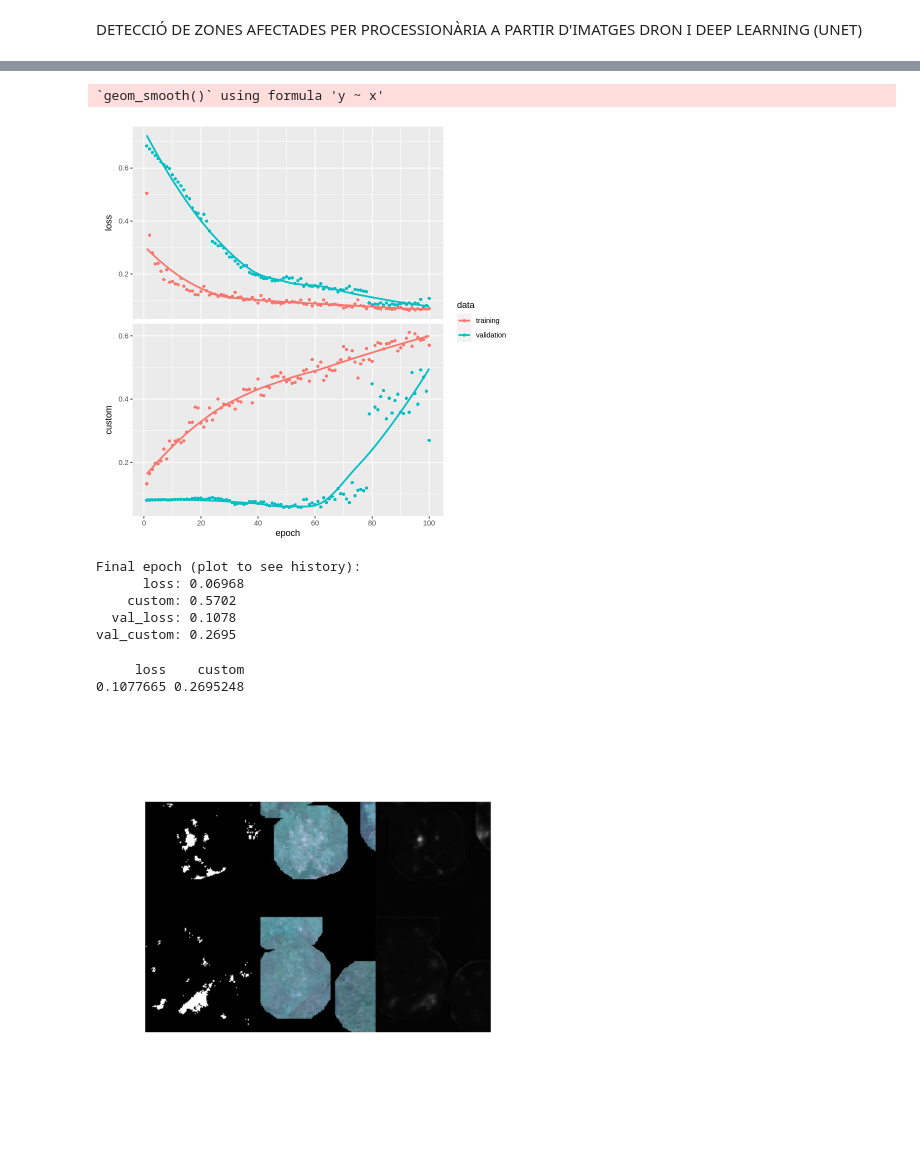
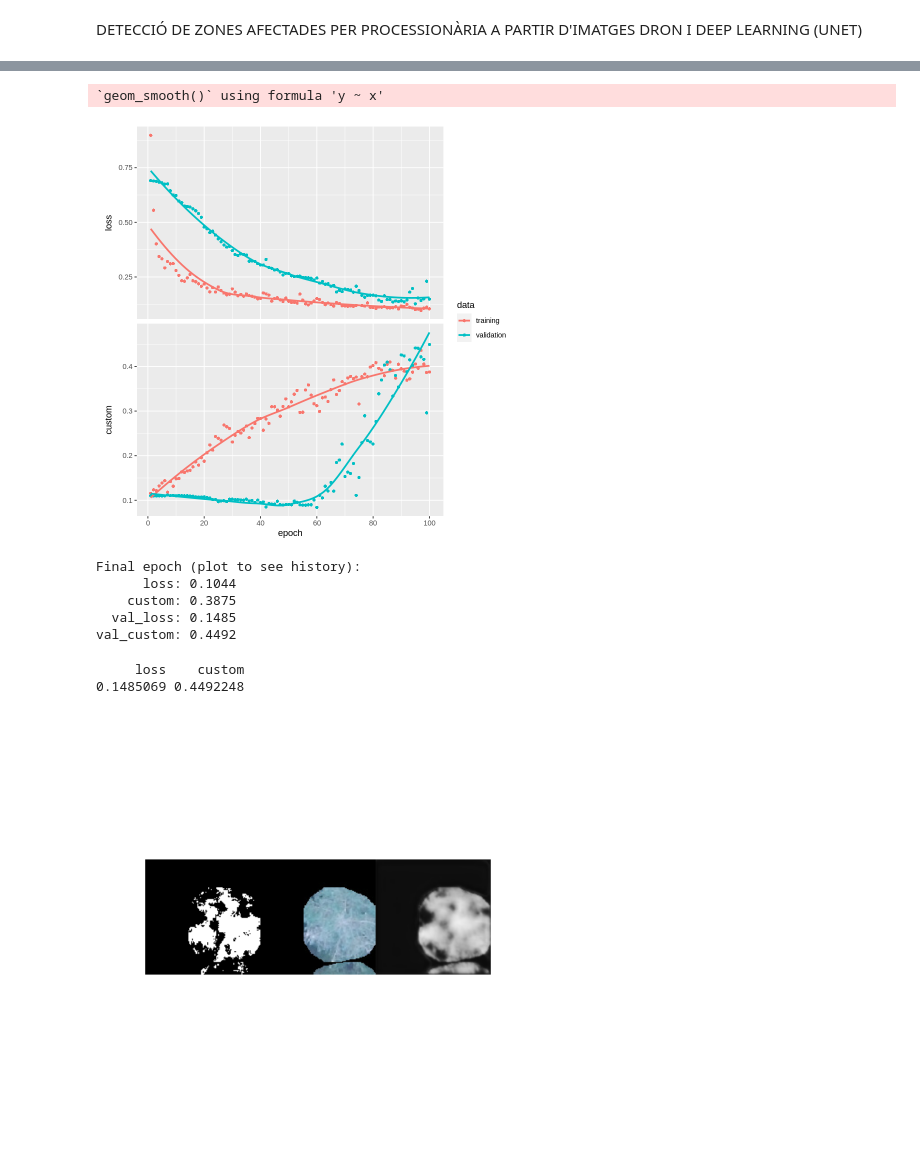
Before and after one commit to MagdaPla/UNET_PPM, a Jupyter notebook: unet_ppm_mpla_copiaG_uoc.ipynb, the cells around one changed output, grey strips where cells are left out. Saved outputs shown, nothing was run; the diff lists cells and outputs as text; code cells hidden in the pictures.

```diff
--- a/unet_ppm_mpla_copiaG_uoc.ipynb
+++ b/unet_ppm_mpla_copiaG_uoc.ipynb
@@ -65,9 +64,10 @@ tf$set_random_seed(100)
 # %%
-#Now let's start building building our model. We will use `tfdatasets` to build our
-#data loading and pre-processing pipeline.
+#Comencem a construïr el model.
+# Utilitzem `tfdatasets` per a carregar les dades i preparar el "pipeline"
+
 data <- tibble(
-  img = list.files(here::here("sample_data/rgb"), full.names = TRUE),
-  mask = list.files(here::here("sample_data/masc"), full.names = TRUE)
+  img = list.files(here::here("sample_data/rgb1"), full.names = TRUE),
+  mask = list.files(here::here("sample_data/masc1"), full.names = TRUE)
 )
 
 data <- initial_split(data, prop = 0.8)
@@ -362,43 +365,45 @@ history <- model %>% fit(
 plot(history)
 # %% [output]
 `geom_smooth()` using formula 'y ~ x'
-[figure, old version]
+[figure, new version]
 # %%
 print(history)
 # %% [output]
 Final epoch (plot to see history):
-      loss: 0.06968
-    custom: 0.5702
-  val_loss: 0.1078
-val_custom: 0.2695
+      loss: 0.1044
+    custom: 0.3875
+  val_loss: 0.1485
+val_custom: 0.4492
 # %%
 # evaluate accuracy on the validation dataset
 model %>% evaluate(validation_dataset,verbose = 0)
 # %% [output]
      loss    custom
-0.1077665 0.2695248
+0.1485069 0.4492248
+# %%
+# per a veure les prediccions fetes
+figures <- validation_dataset %>% as_iterator() %>% iter_next()
+predictions <- predict(model, kk)
 # %%
-# to view the images, original masks and predicted mask:
-
 images <- tibble(
-  image = batch[[1]] %>% array_branch(1),
+  image = figures[[1]] %>% array_branch(1),
   predicted_mask = predictions[,,,1] %>% array_branch(1),
-  mask = batch[[2]][,,,1]  %>% array_branch(1)
+  mask = figures[[2]][,,,1]  %>% array_branch(1)
 ) %>%
-  sample_n(2) %>%
+  sample_n(1) %>%
   map_depth(2, function(x) {
     as.raster(x) %>% magick::image_read()
   }) %>%
   map(~do.call(c, .x))
 
-
+# per a plotejar-ho en ordre:
 out <- magick::image_append(c(
   magick::image_append(images$mask, stack = TRUE),
   magick::image_append(images$image, stack = TRUE),
   magick::image_append(images$predicted_mask, stack = TRUE)
   )
 )
 
 plot(out)
 # %% [output]
-[figure, old version]
+[figure, new version]
```
Also changed, not shown: parts of 18 cells of this notebook.
